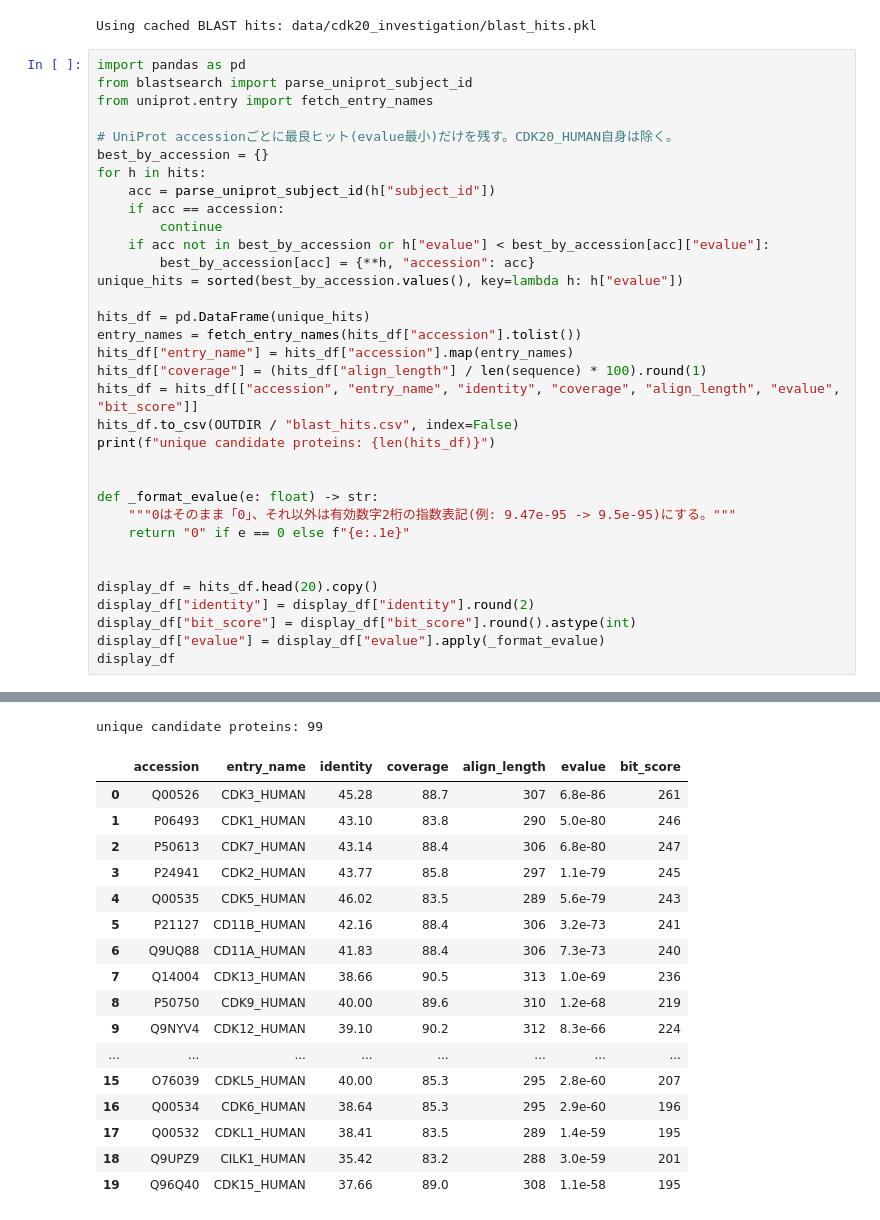
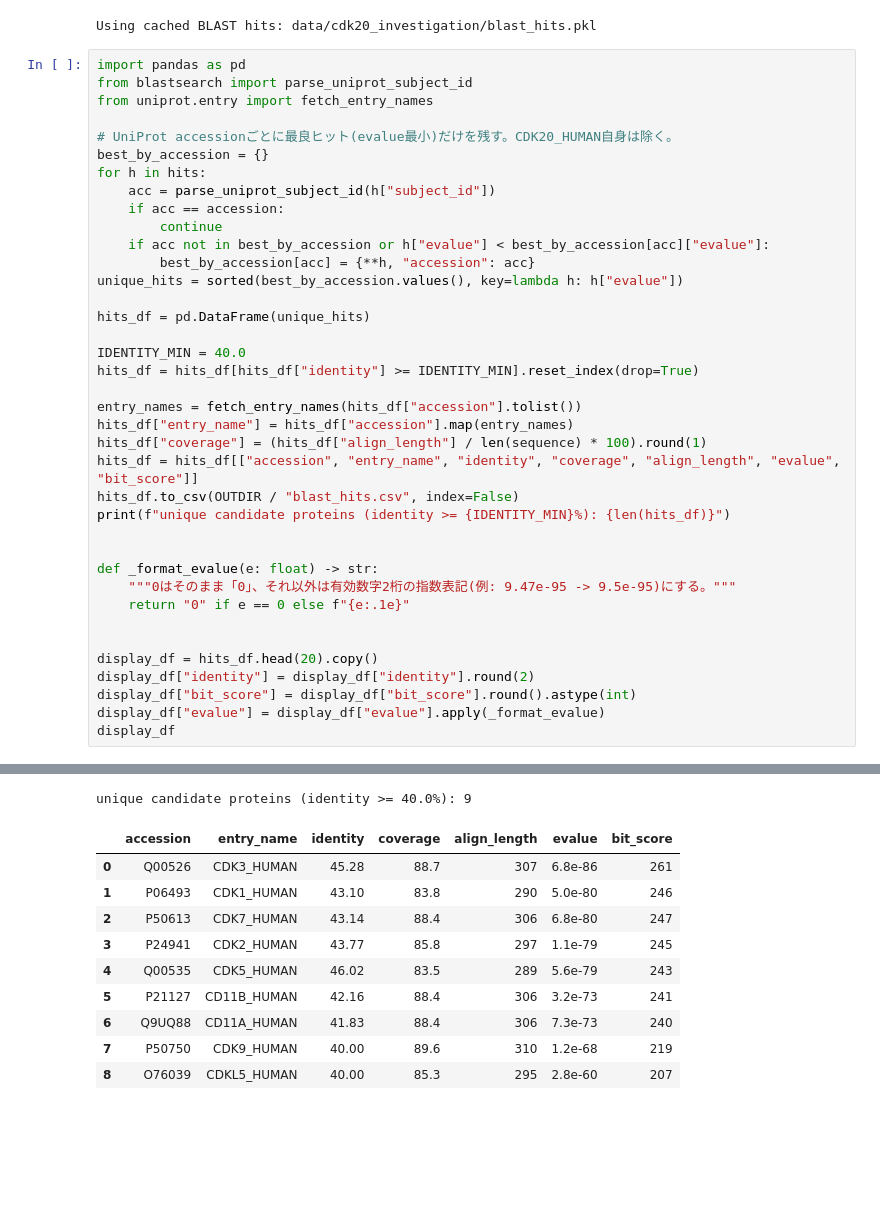
Before and after one commit to rhara/PharmoForge, a Jupyter notebook: notebooks/cdk20_investigation.ipynb, the cells around one changed output, grey strips where cells are left out. Cells and saved outputs as stored; diff of their text form; blank space fills up the shorter version.

```diff
--- a/notebooks/cdk20_investigation.ipynb
+++ b/notebooks/cdk20_investigation.ipynb
@@ -94,12 +125,16 @@ for h in hits:
 unique_hits = sorted(best_by_accession.values(), key=lambda h: h["evalue"])
 
 hits_df = pd.DataFrame(unique_hits)
+
+IDENTITY_MIN = 40.0
+hits_df = hits_df[hits_df["identity"] >= IDENTITY_MIN].reset_index(drop=True)
+
 entry_names = fetch_entry_names(hits_df["accession"].tolist())
 hits_df["entry_name"] = hits_df["accession"].map(entry_names)
 hits_df["coverage"] = (hits_df["align_length"] / len(sequence) * 100).round(1)
 hits_df = hits_df[["accession", "entry_name", "identity", "coverage", "align_length", "evalue", "bit_score"]]
 hits_df.to_csv(OUTDIR / "blast_hits.csv", index=False)
-print(f"unique candidate proteins: {len(hits_df)}")
+print(f"unique candidate proteins (identity >= {IDENTITY_MIN}%): {len(hits_df)}")
 
 
 def _format_evalue(e: float) -> str:
@@ -118,19 +153,12 @@ display_df
-unique candidate proteins: 99
+unique candidate proteins (identity >= 40.0%): 9
 |  | accession | entry_name | identity | coverage | align_length | evalue | bit_score |
 | 0 | Q00526 | CDK3_HUMAN | 45.28 | 88.7 | 307 | 6.8e-86 | 261 |
 | 1 | P06493 | CDK1_HUMAN | 43.10 | 83.8 | 290 | 5.0e-80 | 246 |
 | 2 | P50613 | CDK7_HUMAN | 43.14 | 88.4 | 306 | 6.8e-80 | 247 |
 | 3 | P24941 | CDK2_HUMAN | 43.77 | 85.8 | 297 | 1.1e-79 | 245 |
 | 4 | Q00535 | CDK5_HUMAN | 46.02 | 83.5 | 289 | 5.6e-79 | 243 |
 | 5 | P21127 | CD11B_HUMAN | 42.16 | 88.4 | 306 | 3.2e-73 | 241 |
 | 6 | Q9UQ88 | CD11A_HUMAN | 41.83 | 88.4 | 306 | 7.3e-73 | 240 |
-| 7 | Q14004 | CDK13_HUMAN | 38.66 | 90.5 | 313 | 1.0e-69 | 236 |
-| 8 | P50750 | CDK9_HUMAN | 40.00 | 89.6 | 310 | 1.2e-68 | 219 |
-| 9 | Q9NYV4 | CDK12_HUMAN | 39.10 | 90.2 | 312 | 8.3e-66 | 224 |
-| ... | ... | ... | ... | ... | ... | ... | ... |
-| 15 | O76039 | CDKL5_HUMAN | 40.00 | 85.3 | 295 | 2.8e-60 | 207 |
-| 16 | Q00534 | CDK6_HUMAN | 38.64 | 85.3 | 295 | 2.9e-60 | 196 |
-| 17 | Q00532 | CDKL1_HUMAN | 38.41 | 83.5 | 289 | 1.4e-59 | 195 |
-| 18 | Q9UPZ9 | CILK1_HUMAN | 35.42 | 83.2 | 288 | 3.0e-59 | 201 |
-| 19 | Q96Q40 | CDK15_HUMAN | 37.66 | 89.0 | 308 | 1.1e-58 | 195 |
+| 7 | P50750 | CDK9_HUMAN | 40.00 | 89.6 | 310 | 1.2e-68 | 219 |
+| 8 | O76039 | CDKL5_HUMAN | 40.00 | 85.3 | 295 | 2.8e-60 | 207 |
 # %% [markdown]
```
Also changed, not shown: parts of 23 cells of this notebook, 9 other files.
